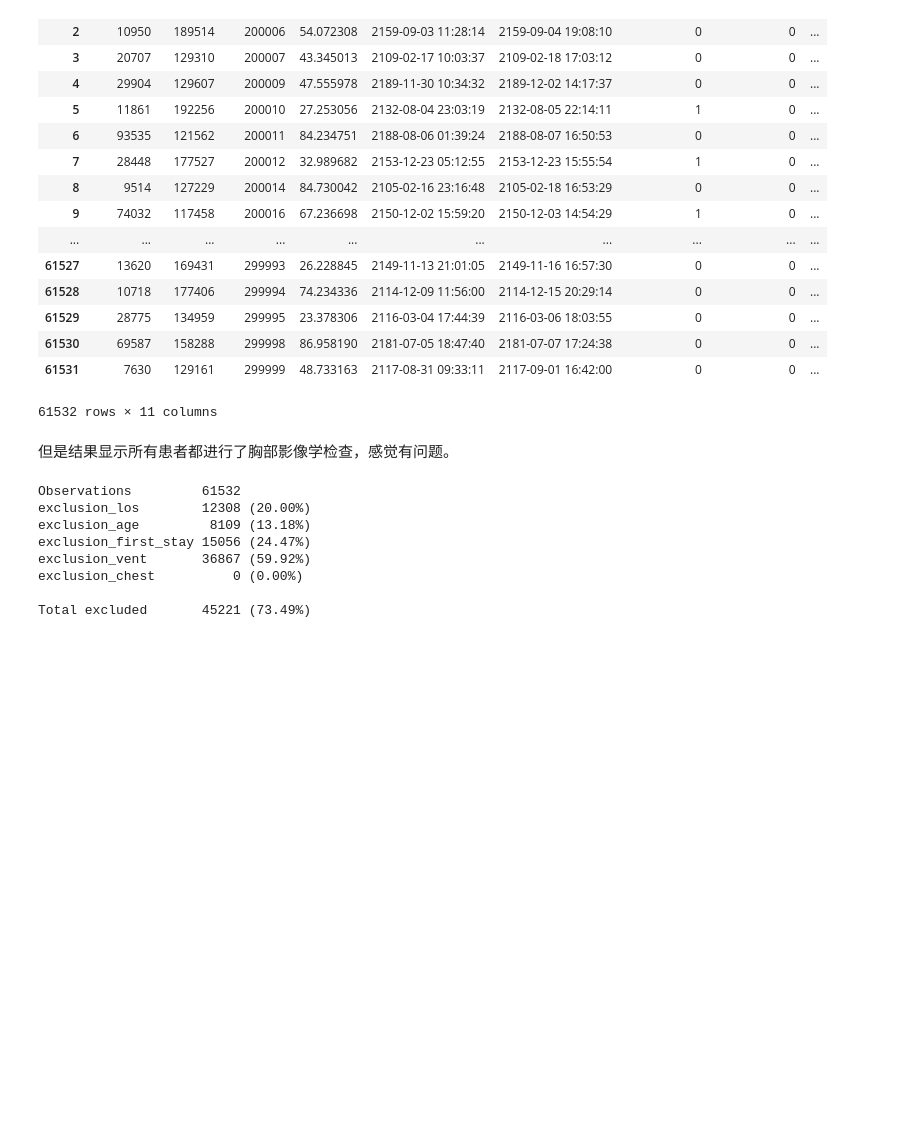
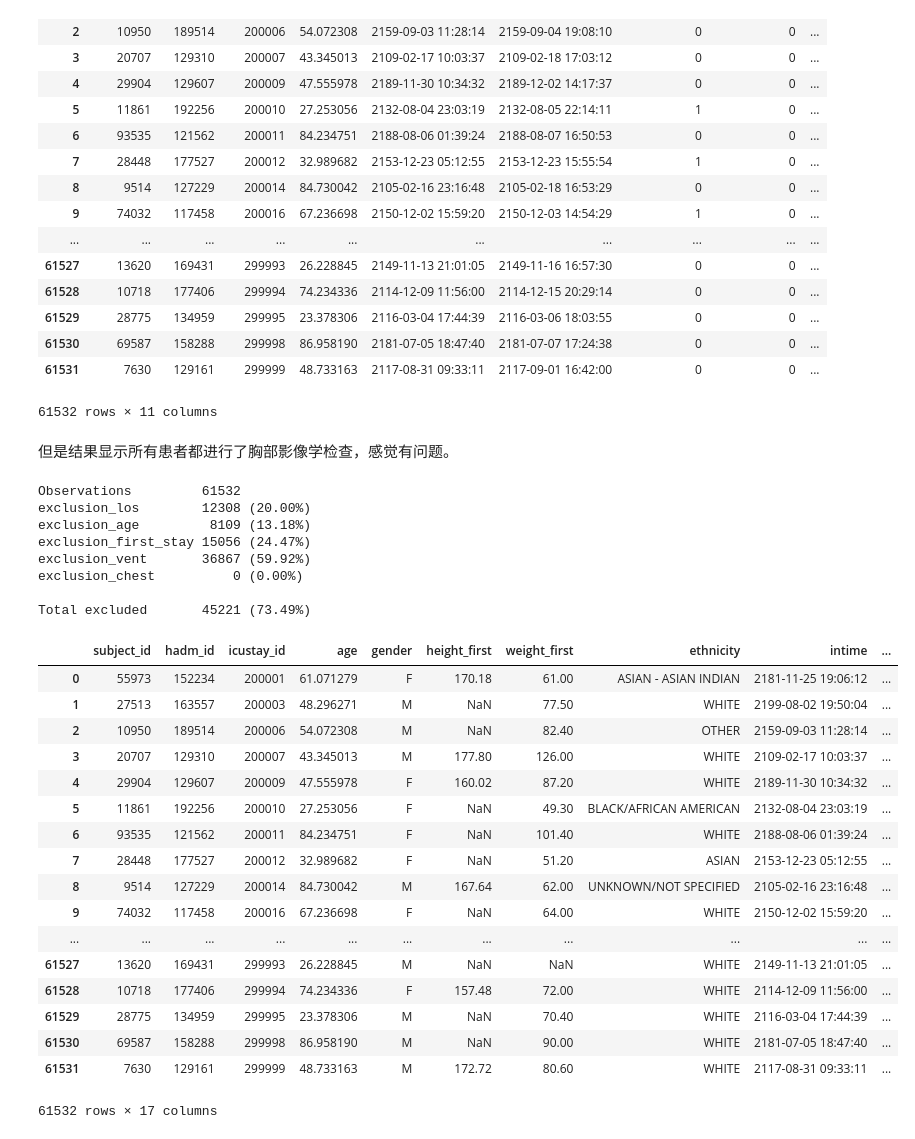
Before and after one commit to ypc8272805/ARDS_mimic_III, a Jupyter notebook: SQL/select_patients.ipynb, the cells around one changed output. Cells and saved outputs as stored; diff of their text form; code cells hidden in the pictures; blank space fills up the shorter version.

Commit message:
更新 主要是pf提取的工作
其中pf_view是关于患者入ICU前七天是否出现pf<300的患者，最终和select_patients合并，筛选结果可以通过select_patients.ipynb查看

```diff
--- a/SQL/select_patients.ipynb
+++ b/SQL/select_patients.ipynb
@@ -295,3 +295,31 @@ exclusion_vent       36867 (59.92%)
 exclusion_chest          0 (0.00%)
 
 Total excluded       45221 (73.49%)
+# %%
+query=query_schema+"""
+SELECT select_patient.*,pf.exclusion_pf
+FROM select_patient
+LEFT JOIN pf
+  ON select_patient.icustay_id=pf.icustay_id
+"""
+df=pd.read_sql_query(query,con)
+df
+# %% [output]
+|  | subject_id | hadm_id | icustay_id | age | gender | height_first | weight_first | ethnicity | intime | ... |
+| 0 | 55973 | 152234 | 200001 | 61.071279 | F | 170.18 | 61.00 | ASIAN - ASIAN INDIAN | 2181-11-25 19:06:12 | ... |
+| 1 | 27513 | 163557 | 200003 | 48.296271 | M | NaN | 77.50 | WHITE | 2199-08-02 19:50:04 | ... |
+| 2 | 10950 | 189514 | 200006 | 54.072308 | M | NaN | 82.40 | OTHER | 2159-09-03 11:28:14 | ... |
+| 3 | 20707 | 129310 | 200007 | 43.345013 | M | 177.80 | 126.00 | WHITE | 2109-02-17 10:03:37 | ... |
+| 4 | 29904 | 129607 | 200009 | 47.555978 | F | 160.02 | 87.20 | WHITE | 2189-11-30 10:34:32 | ... |
+| 5 | 11861 | 192256 | 200010 | 27.253056 | F | NaN | 49.30 | BLACK/AFRICAN AMERICAN | 2132-08-04 23:03:19 | ... |
+| 6 | 93535 | 121562 | 200011 | 84.234751 | F | NaN | 101.40 | WHITE | 2188-08-06 01:39:24 | ... |
+| 7 | 28448 | 177527 | 200012 | 32.989682 | F | NaN | 51.20 | ASIAN | 2153-12-23 05:12:55 | ... |
+| 8 | 9514 | 127229 | 200014 | 84.730042 | M | 167.64 | 62.00 | UNKNOWN/NOT SPECIFIED | 2105-02-16 23:16:48 | ... |
+| 9 | 74032 | 117458 | 200016 | 67.236698 | F | NaN | 64.00 | WHITE | 2150-12-02 15:59:20 | ... |
+| ... | ... | ... | ... | ... | ... | ... | ... | ... | ... | ... |
+| 61527 | 13620 | 169431 | 299993 | 26.228845 | M | NaN | NaN | WHITE | 2149-11-13 21:01:05 | ... |
+| 61528 | 10718 | 177406 | 299994 | 74.234336 | F | 157.48 | 72.00 | WHITE | 2114-12-09 11:56:00 | ... |
+| 61529 | 28775 | 134959 | 299995 | 23.378306 | M | NaN | 70.40 | WHITE | 2116-03-04 17:44:39 | ... |
+| 61530 | 69587 | 158288 | 299998 | 86.958190 | M | NaN | 90.00 | WHITE | 2181-07-05 18:47:40 | ... |
+| 61531 | 7630 | 129161 | 299999 | 48.733163 | M | 172.72 | 80.60 | WHITE | 2117-08-31 09:33:11 | ... |
+61532 rows × 17 columns
```
Also changed, not shown: parts of 2 cells of this notebook, 4 other files.
